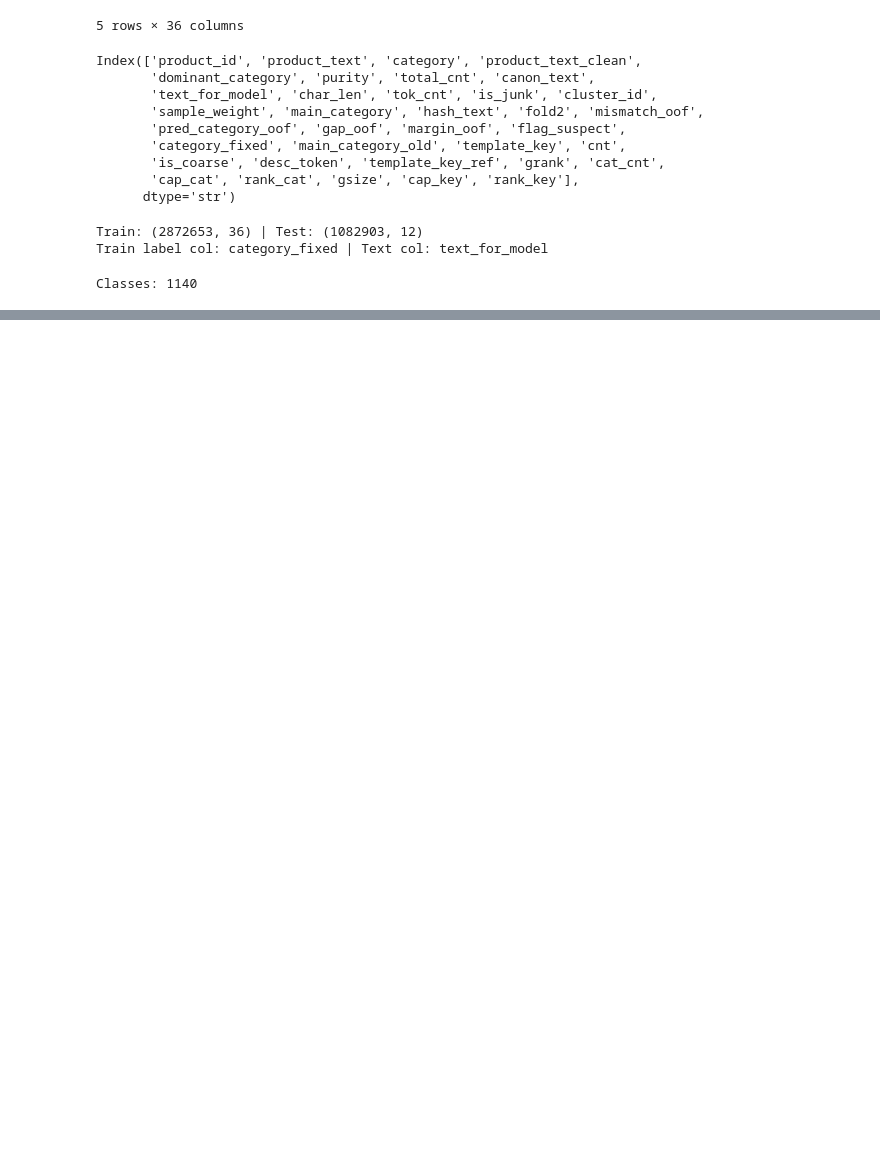
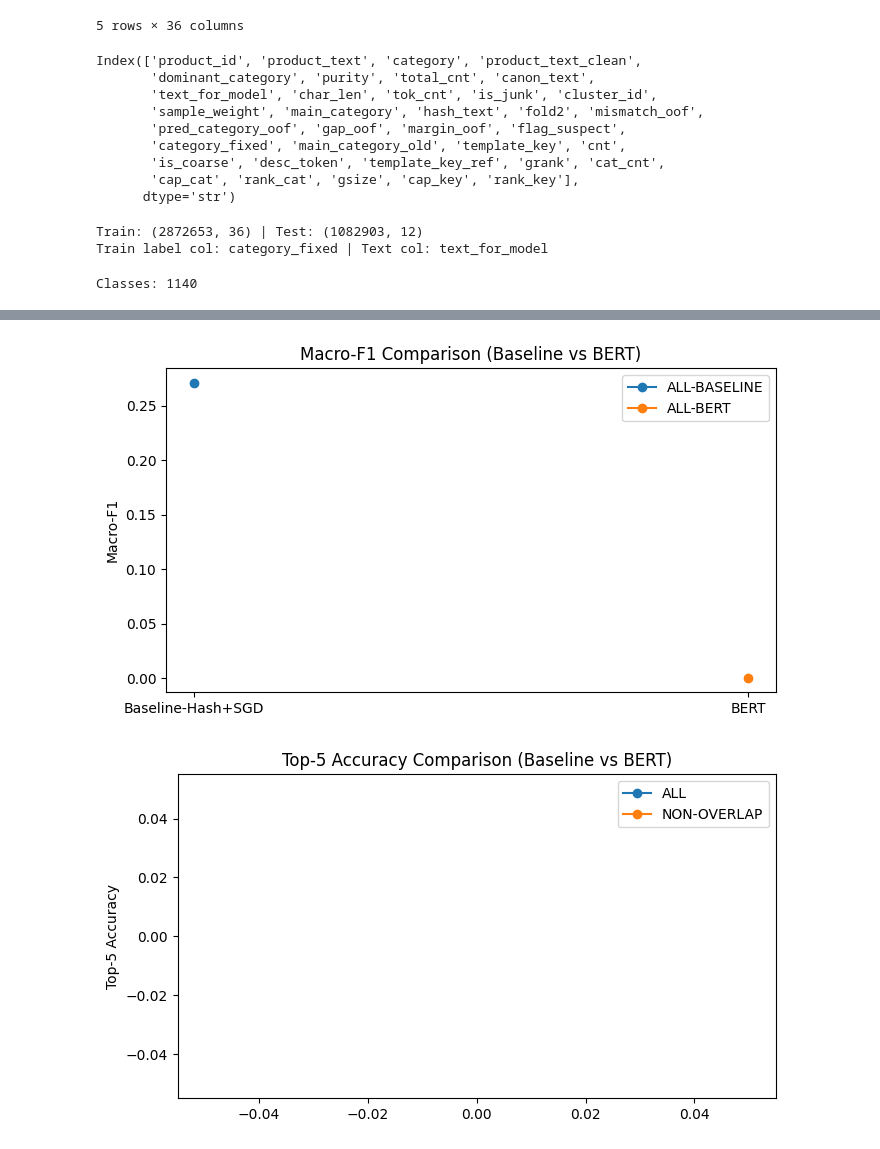
Before and after one commit to ilkergurcan/tr, a Jupyter notebook: Train.ipynb, the cells around one changed output, grey strips where cells are left out. Drawn from its saved outputs; the diff is of its cells as text; code cells hidden in the pictures; blank space fills up the shorter version.

```diff
--- a/Train.ipynb
+++ b/Train.ipynb
@@ -165,0 +749,6 @@ KeyboardInterrupt:
+# %%
+train_df['product_id'] = train_df['product_id'].astype(str)
+test_df['product_id'] = test_df['product_id'].astype(str)
+
+train_ds = Dataset.from_pandas(train_df)
+test_ds   = Dataset.from_pandas(test_df)
@@ -165,0 +940,10 @@ KeyboardInterrupt:
+# %%
+train_result = trainer.train()
+print(train_result)
+
+eval_result = trainer.evaluate()
+print(eval_result)
+
+# Save label mapping (handy for later inference)
+with open("bert_taxonomy_out/label2id.json", "w", encoding="utf-8") as f:
+    json.dump(label2id, f, ensure_ascii=False, indent=2)
@@ -165,0 +1141,29 @@ KeyboardInterrupt:
+# %%
+plot_df = cmp[(cmp["split"].isin(["ALL-BASELINE", "ALL-BERT"]))].copy()
+
+# Macro-F1 plot
+plt.figure(figsize=(7,4))
+for split in ["ALL-BASELINE", "ALL-BERT"]:
+    sub = plot_df[plot_df["split"]==split]
+    plt.plot(sub["model"], sub["macro_f1"], marker="o", label=split)
+plt.title("Macro-F1 Comparison (Baseline vs BERT)")
+plt.ylabel("Macro-F1")
+plt.xticks(rotation=0)
+plt.legend()
+plt.tight_layout()
+plt.show()
+
+# Top-5 plot (if available)
+plt.figure(figsize=(7,4))
+for split in ["ALL", "NON-OVERLAP"]:
+    sub = plot_df[plot_df["split"]==split]
+    plt.plot(sub["model"], sub["top5_acc"], marker="o", label=split)
+plt.title("Top-5 Accuracy Comparison (Baseline vs BERT)")
+plt.ylabel("Top-5 Accuracy")
+plt.xticks(rotation=0)
+plt.legend()
+plt.tight_layout()
+plt.show()
+# %% [output]
+[figure, added]
+[figure, added]
```
Also changed, not shown: parts of 66 cells of this notebook.
